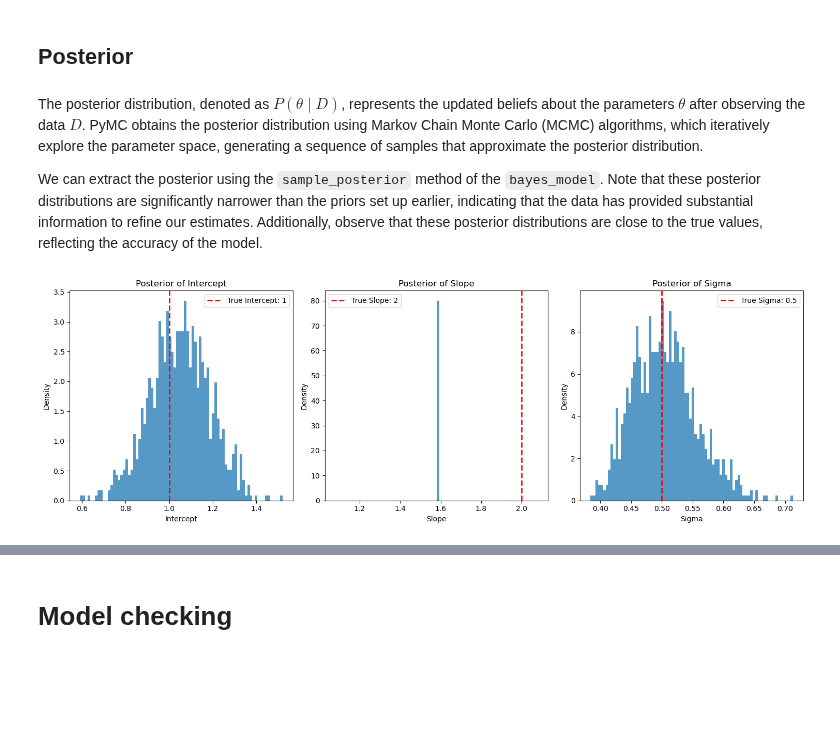
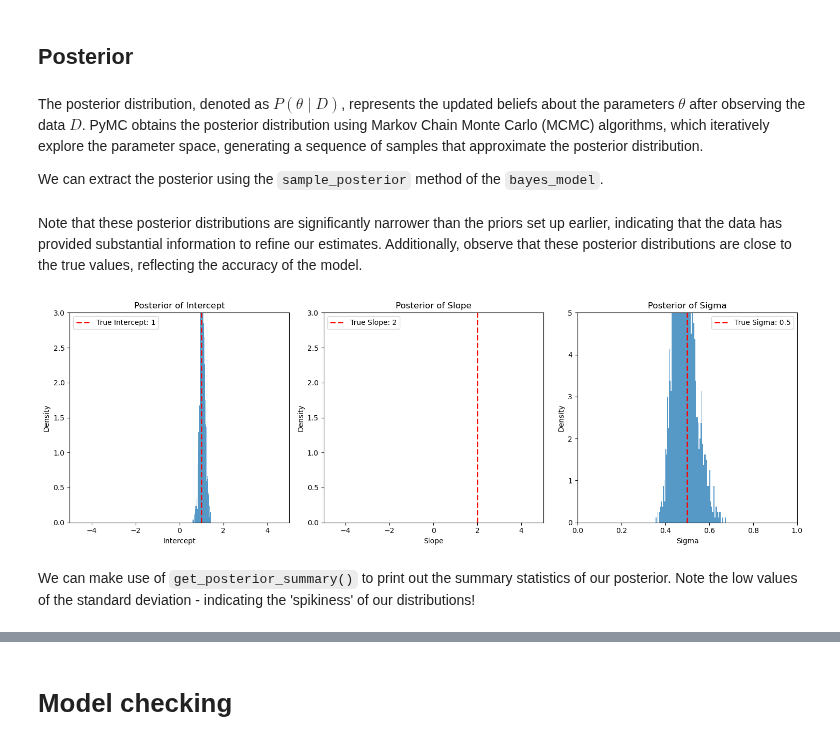
Before and after one commit to sktime/skpro, a Jupyter notebook: examples/04_BayesianLinearRegressor.ipynb, the cells around one changed output, grey strips where cells are left out. Saved outputs shown, nothing was run; the diff lists cells and outputs as text; code cells hidden in the pictures; blank space fills up the shorter version.

```diff
--- a/examples/04_BayesianLinearRegressor.ipynb
+++ b/examples/04_BayesianLinearRegressor.ipynb
@@ -350,9 +361,11 @@ where:
 # %% [markdown]
 The posterior distribution, denoted as $P(\theta \mid D)$, represents the updated beliefs about the parameters $\theta$ after observing the data $D$. PyMC obtains the posterior distribution using Markov Chain Monte Carlo (MCMC) algorithms, which iteratively explore the parameter space, generating a sequence of samples that approximate the posterior distribution.
 
-We can extract the posterior using the `sample_posterior` method of the `bayes_model`. Note that these posterior distributions are significantly narrower than the priors set up earlier, indicating that the data has provided substantial information to refine our estimates. Additionally, observe that these posterior distributions are close to the true values, reflecting the accuracy of the model.
+We can extract the posterior using the `sample_posterior` method of the `bayes_model`.
 # %%
 posterior_samples = bayes_model.sample_posterior("numpy")
+# %% [markdown]
+Note that these posterior distributions are significantly narrower than the priors set up earlier, indicating that the data has provided substantial information to refine our estimates. Additionally, observe that these posterior distributions are close to the true values, reflecting the accuracy of the model.
 # %%
 fig, axes = plt.subplots(1, 3, figsize=(15, 5))
 
@@ -368,40 +381,49 @@ axes[0].axvline(
 axes[0].set_title("Posterior of Intercept")
 axes[0].set_xlabel("Intercept")
 axes[0].set_ylabel("Density")
+axes[0].set_xlim(left=-5, right=5)
+axes[0].set_ylim(top=3, bottom=0)
 axes[0].legend()
 
 # Plot posterior for slope
 axes[1].hist(posterior_samples["slopes"][0], bins=80, density=True, alpha=0.75)
 axes[1].axvline(
     TRUE_SLOPES[0],
     color="r",
     linestyle="--",
     linewidth=2,
     label=f"True Slope: {TRUE_SLOPES[0]}",
 )
 axes[1].set_title("Posterior of Slope")
 axes[1].set_xlabel("Slope")
 axes[1].set_ylabel("Density")
+axes[1].set_xlim(left=-5, right=5)
+axes[1].set_ylim(top=3, bottom=0)
 axes[1].legend()
 
 # Plot posterior for sigma
 axes[2].hist(posterior_samples["noise"], bins=80, density=True, alpha=0.75)
 axes[2].axvline(
     TRUE_SIGMA,
     color="r",
     linestyle="--",
     linewidth=2,
     label=f"True Sigma: {TRUE_SIGMA}",
 )
 axes[2].set_title("Posterior of Sigma")
 axes[2].set_xlabel("Sigma")
 axes[2].set_ylabel("Density")
+axes[2].set_xlim(left=0, right=1)
+axes[2].set_ylim(top=5, bottom=0)
 axes[2].legend()
 
 plt.tight_layout()
 plt.show()
 # %% [output]
-[figure, old version]
+[figure, new version]
+# %% [markdown]
+We can make use of `get_posterior_summary()` to print out the summary statistics of our posterior.
+Note the low values of the standard deviation - indicating the 'spikiness' of our distributions!
 # %%
 bayes_model.get_posterior_summary()
 # %% [output]
```
Also changed, not shown: parts of 34 cells of this notebook, 1 other file.
